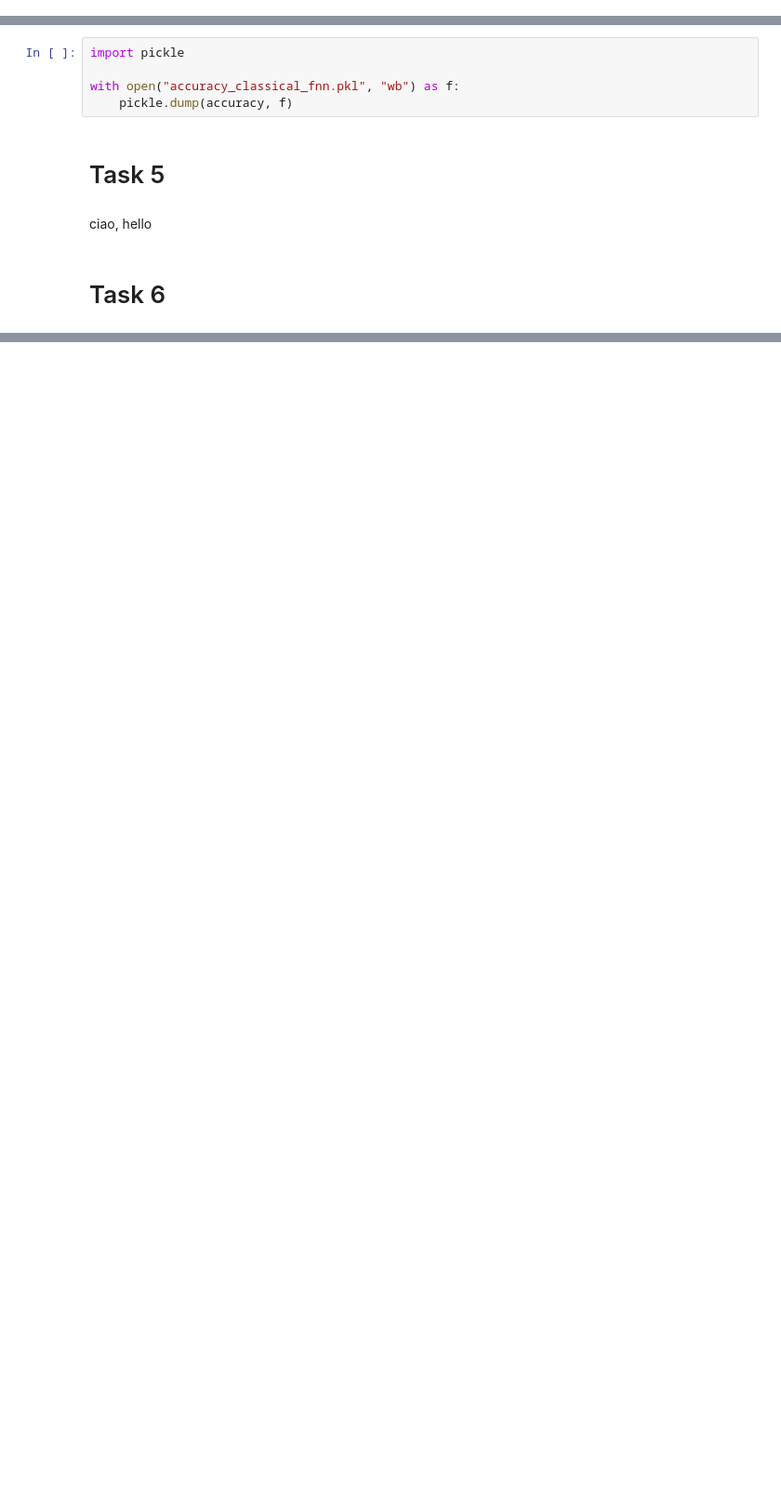
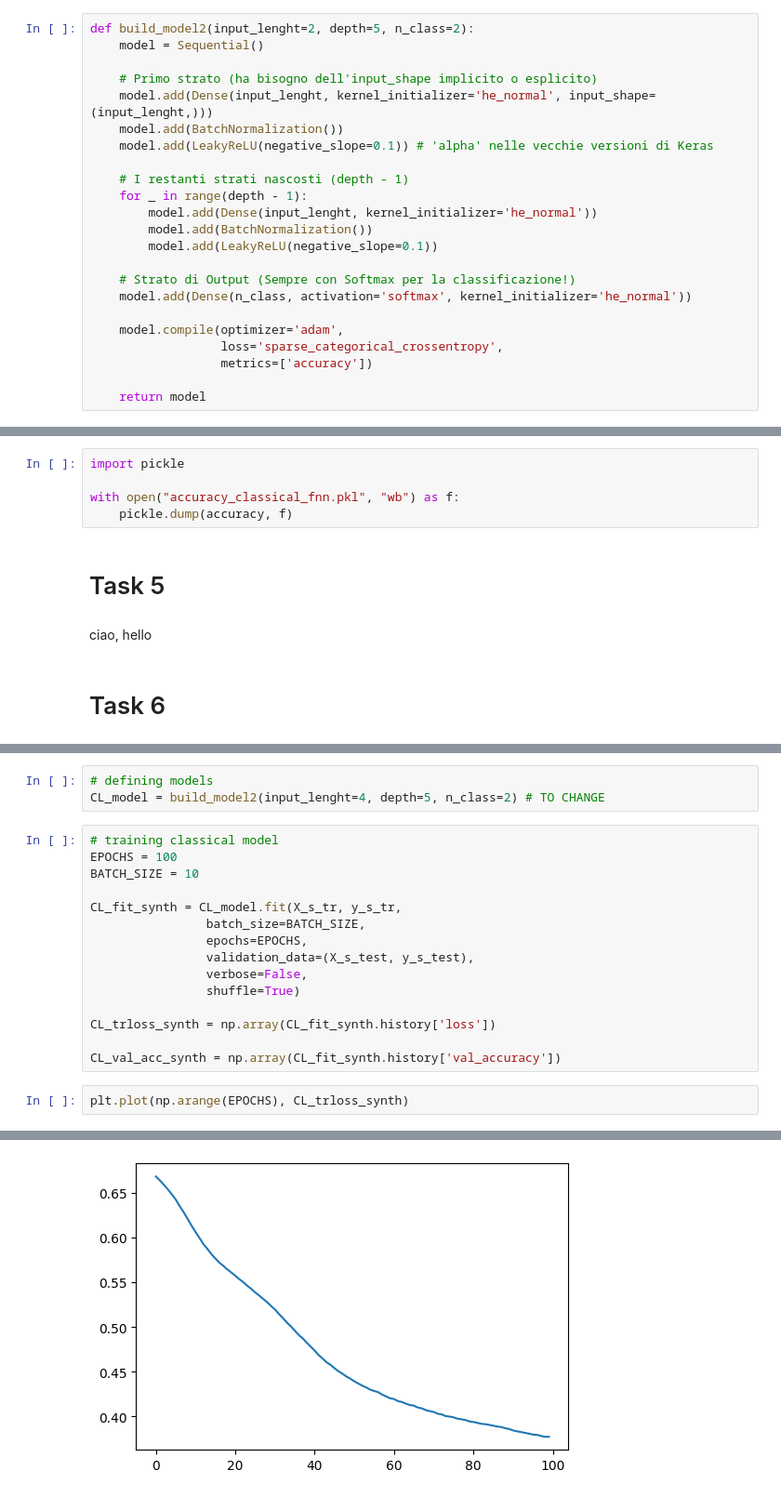
Before and after one commit to FrancescoPeron/LCP_B, a Jupyter notebook: Project/Final_project.ipynb, the cells around one changed output, grey strips where cells are left out. Shown at 93% size. Saved outputs shown, nothing was run; the diff lists cells and outputs as text; blank space fills up the shorter version.

```diff
--- a/Project/Final_project.ipynb
+++ b/Project/Final_project.ipynb
@@ -779,0 +1078,23 @@ Two-Qubit Gate number: 210
+# %%
+def build_model2(input_lenght=2, depth=5, n_class=2):
+    model = Sequential()
+
+    # Primo strato (ha bisogno dell'input_shape implicito o esplicito)
+    model.add(Dense(input_lenght, kernel_initializer='he_normal', input_shape=(input_lenght,)))
+    model.add(BatchNormalization())
+    model.add(LeakyReLU(negative_slope=0.1)) # 'alpha' nelle vecchie versioni di Keras
+
+    # I restanti strati nascosti (depth - 1)
+    for _ in range(depth - 1):
+        model.add(Dense(input_lenght, kernel_initializer='he_normal'))
+        model.add(BatchNormalization())
+        model.add(LeakyReLU(negative_slope=0.1))
+
+    # Strato di Output (Sempre con Softmax per la classificazione!)
+    model.add(Dense(n_class, activation='softmax', kernel_initializer='he_normal'))
+
+    model.compile(optimizer='adam',
+                  loss='sparse_categorical_crossentropy',
+                  metrics=['accuracy'])
+
+    return model
@@ -876,0 +1395,21 @@ ciao, hello
+# %%
+# defining models
+CL_model = build_model2(input_lenght=4, depth=5, n_class=2) # TO CHANGE
+# %%
+# training classical model
+EPOCHS = 100
+BATCH_SIZE = 10
+
+CL_fit_synth = CL_model.fit(X_s_tr, y_s_tr,
+                batch_size=BATCH_SIZE,
+                epochs=EPOCHS,
+                validation_data=(X_s_test, y_s_test),
+                verbose=False,
+                shuffle=True)
+
+CL_trloss_synth = np.array(CL_fit_synth.history['loss'])
+
+CL_val_acc_synth = np.array(CL_fit_synth.history['val_accuracy'])
+# %%
+plt.plot(np.arange(EPOCHS), CL_trloss_synth)
+# %% [output]
@@ -876,0 +1417 @@ ciao, hello
+[figure, added]
```
Also changed, not shown: parts of 84 cells of this notebook.
